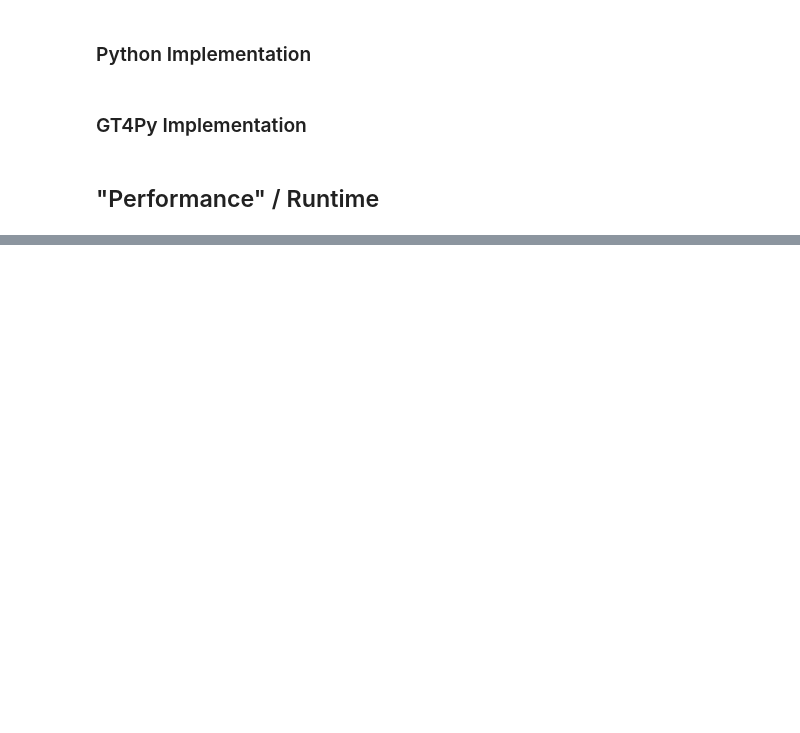
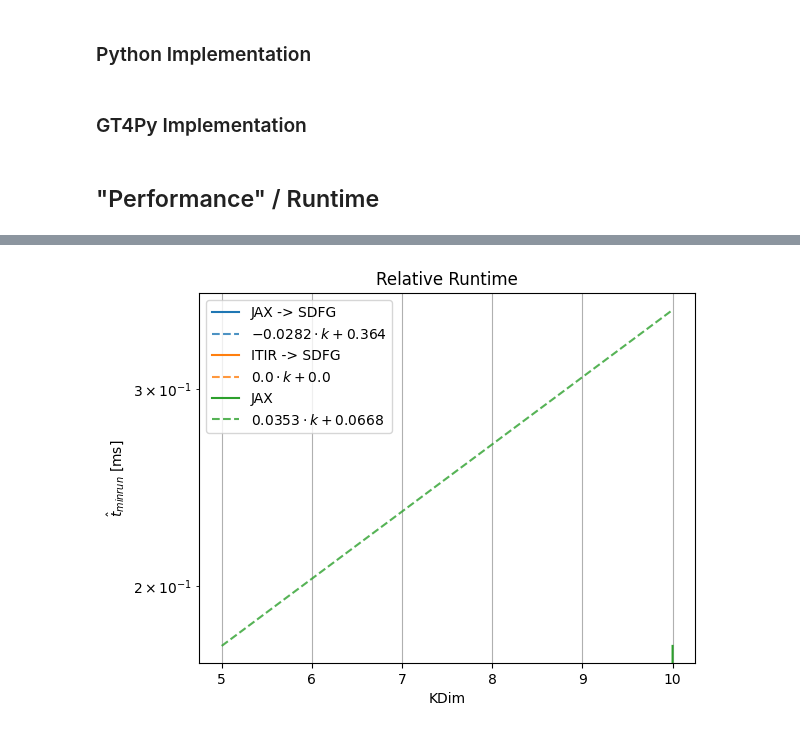
Before and after one commit to philip-paul-mueller/jax_to_dace, a Jupyter notebook: Philip__ICON_velocity_advection_stencil_20_Benchmark.ipynb, the cells around one changed output, grey strips where cells are left out. Drawn from its saved outputs; the diff is of its cells as text; code cells hidden in the pictures; blank space fills up the shorter version.

```diff
--- a/Philip__ICON_velocity_advection_stencil_20_Benchmark.ipynb
+++ b/Philip__ICON_velocity_advection_stencil_20_Benchmark.ipynb
@@ -42,6 +42,6 @@ else:
 #
 # %%
 from JaxprToSDFG import  JaxprToSDFG
-t = JaxprToSDFG(device=device)
+t = JaxprToSDFG(device=device, inp_on_gpu=True)
 # %%
 noITIR = True   # Do not use the GT4Py based translators or results
@@ -309,7 +309,7 @@ def mo_velocity_advection_stencil_20(
 ## "Performance" / Runtime
 # %%
 import timeit
-repeat, number = 1, 1 #3000, 50
+repeat, number = 3000, 50
 # %%
 resTime_sdfg = []
 resTime_jax  = []
@@ -513,29 +529,31 @@ plt.show()
 # %%
-X = np.vstack([KDimNs, np.ones_like(KDimNs)]).T
+X = numpy.vstack([KDimNs, numpy.ones_like(KDimNs)]).T
 
 for ID, Time in {'JAX -> SDFG':  resTime_sdfg_min,
                  'ITIR -> SDFG': resTime_itir_min,
                  'JAX':          resTime_jax_min, }.items():
     plt.plot(KDimNs, (Time - Time[0]) * 1000 / number, label=ID)
     col = plt.gca().lines[-1].get_color()
-    a, b = np.linalg.lstsq(X, Time / number, rcond=None)[0]
+    a, b = numpy.linalg.lstsq(X, Time / number, rcond=None)[0]
 
-    Times_ = a * np.array(KDimNs)
+    Times_ = a * numpy.array(KDimNs)
     plt.plot(
         KDimNs, Times_ * 1000,
         c=col, linestyle='--', alpha=0.8,
         label=f'${int(a * (1e3*1e4))/1e4} \\cdot k + {int(b * (1e3*1e4))/1e4}$',
     )
 
 #
 
 
 plt.legend()
 plt.xlabel('KDim')
 plt.ylabel('$\\hat{t}_{min run}$ [ms]')
 plt.grid(visible=True)
 plt.yscale('log')
 
 plt.title("Relative Runtime")
 
 plt.show()
+# %% [output]
+[figure, added]
```
Also changed, not shown: parts of 5 cells of this notebook.
